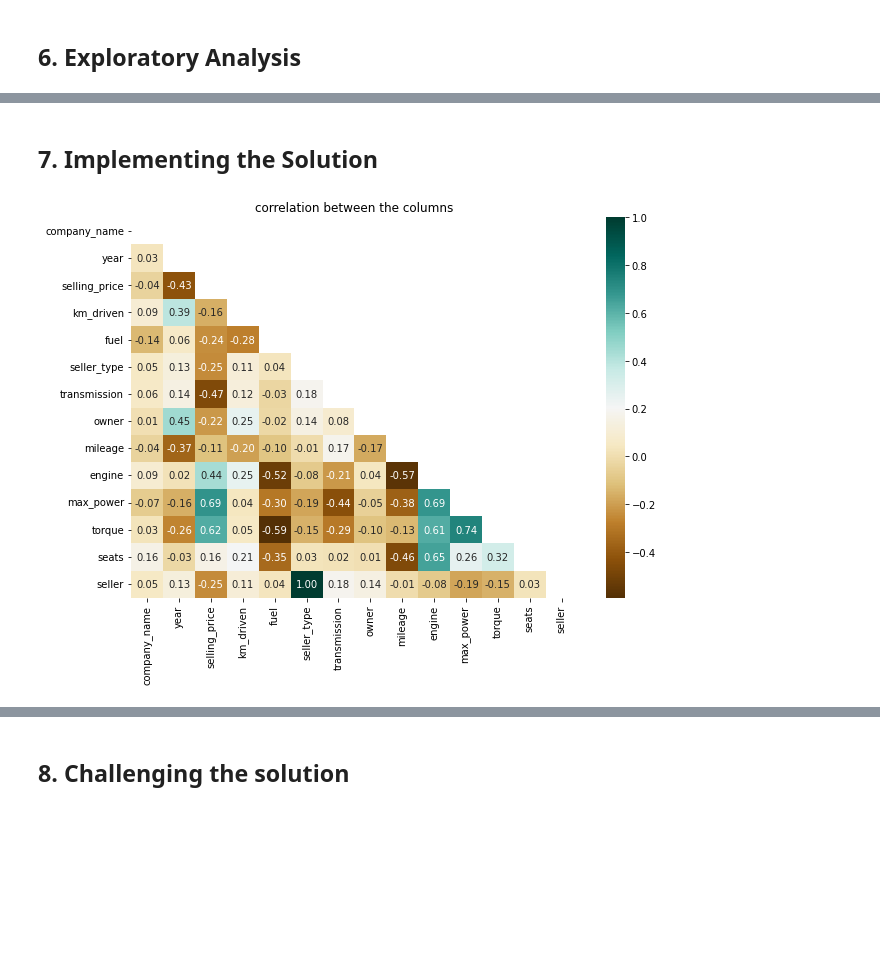
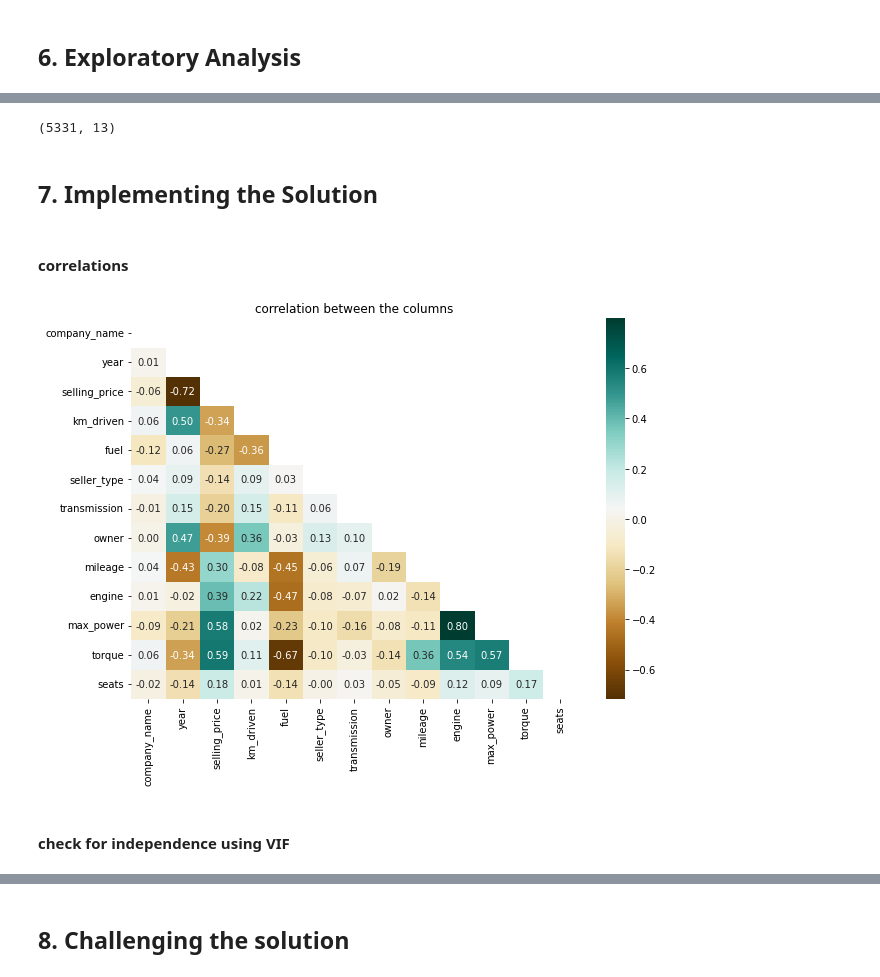
Before and after one commit to Wachira-2030/used-car-price-prediction, a Jupyter notebook: index1.ipynb, the cells around one changed output, grey strips where cells are left out. Saved outputs shown, nothing was run; the diff lists cells and outputs as text; code cells hidden in the pictures; blank space fills up the shorter version.

```diff
--- a/index1.ipynb
+++ b/index1.ipynb
@@ -389,0 +353,22 @@ memory usage: 1.0 MB
+# %%
+#remove outliers
+def outlierRemover(df,num_cols):
+    for x in [num_cols]:
+        q75,q25 = np.percentile(car_df.loc[:,x],[75,25])
+        intr_qr = q75-q25
+
+        max = q75+(1.5*intr_qr)
+        min = q25-(1.5*intr_qr)
+
+        df.loc[df[x] < min,x] = np.nan
+        df.loc[df[x] > max,x] = np.nan
+    return df
+# %%
+# numercal columns to drop outliers
+columns = ["year","selling_price","km_driven","mileage","engine","max_power","torque"]
+
+for c in columns:
+    outlierRemover(car_df, c)
+# %%
+NewCarDf = car_df.dropna()
+NewCarDf.shape
@@ -389,0 +389,10 @@ memory usage: 1.0 MB
+# %%
+categorical_columns = ["owner","seller_type","company_name","fuel","seller_type","transmission","seats", "engine"]
+
+# creating instance of labelencoder
+labelencoder = LabelEncoder()
+
+for c in categorical_columns:
+    NewCarDf[c] = labelencoder.fit_transform(NewCarDf[c])
+
+NewCarDf
@@ -390,11 +413,19 @@ memory usage: 1.0 MB
+# %%
+NewCarDf.shape
+# %% [output]
+(5331, 13)
 # %% [markdown]
 ## 7. Implementing the Solution
+# %% [markdown]
+#### correlations
 # %%
 #correlation heatmap
 plt.figure(figsize=(10,7))
-mask = np.triu(np.ones_like(car_df.corr(), dtype=bool))
-sns.heatmap(car_df.corr(),annot=True,cmap="BrBG",fmt=".2f", mask=mask);
+mask = np.triu(np.ones_like(NewCarDf.corr(), dtype=bool))
+sns.heatmap(NewCarDf.corr(),annot=True,cmap="BrBG",fmt=".2f", mask=mask);
 plt.title('correlation between the columns')
 plt.show()
 # %% [output]
-[figure, old version]
+[figure, new version]
+# %% [markdown]
+#### check for independence using VIF
```
Also changed, not shown: parts of 55 cells of this notebook.
